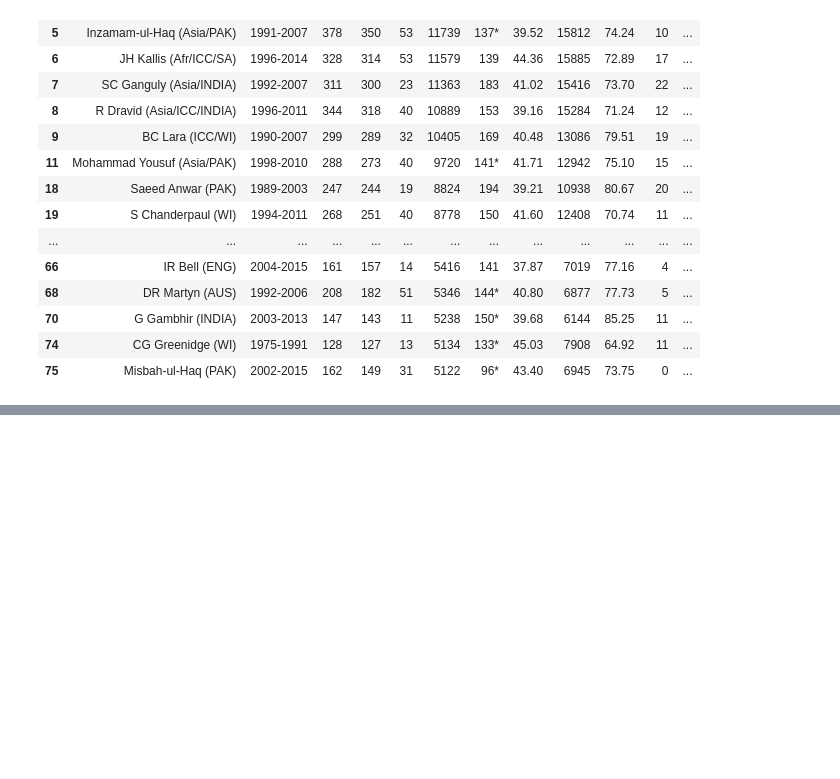
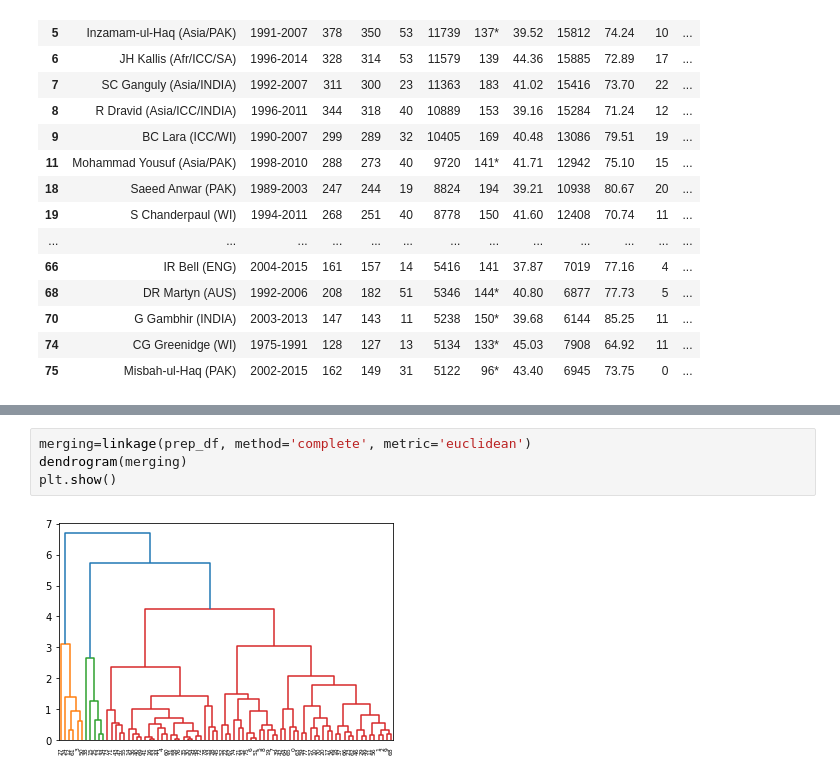
Before and after one commit to ds-souvik/Machine-Learning-Basic-Intermediate-Expert., a Jupyter notebook: 13 Machine Learning - Clusturing/Assignment.ipynb, the cells around one changed output, grey strips where cells are left out. Drawn from its saved outputs; the diff is of its cells as text; blank space fills up the shorter version.

```diff
--- a/13 Machine Learning - Clusturing/Assignment.ipynb
+++ b/13 Machine Learning - Clusturing/Assignment.ipynb
@@ -69,0 +108,6 @@ df[df['Cluster']== 0]
+# %%
+merging=linkage(prep_df, method='complete', metric='euclidean')
+dendrogram(merging)
+plt.show()
+# %% [output]
+[figure, added]
```
Also changed, not shown: parts of 8 cells of this notebook, 1 other file.
